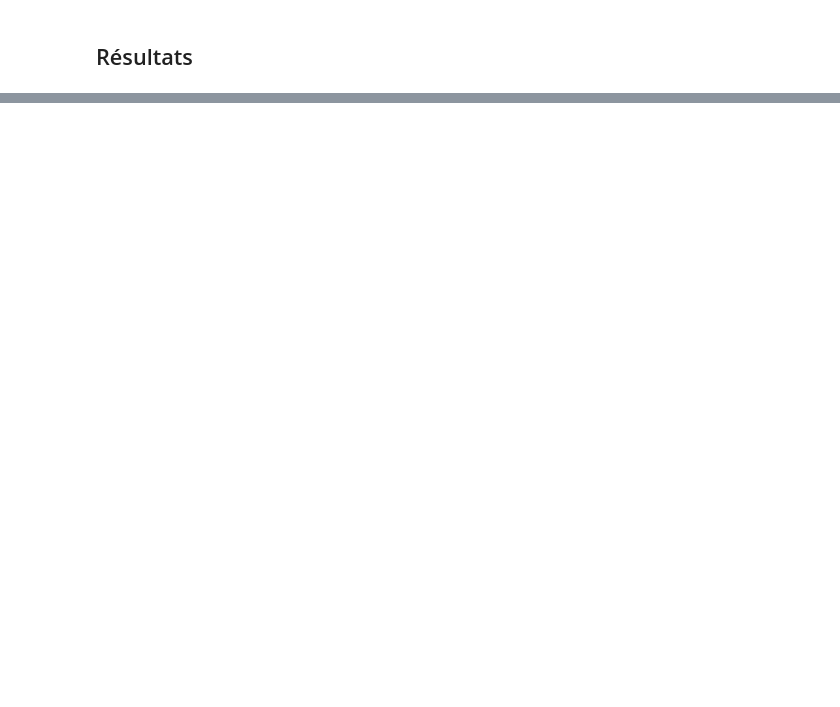
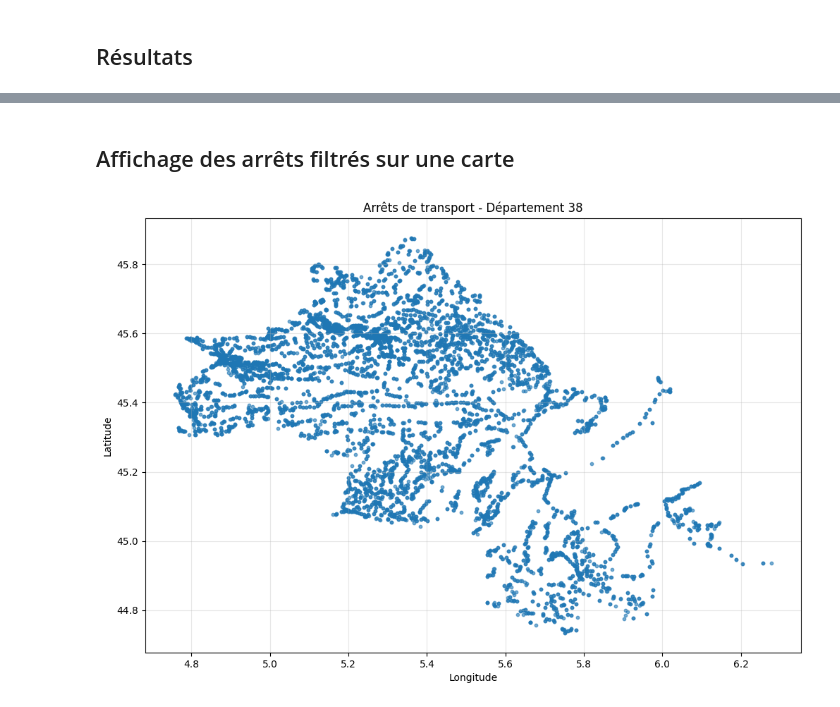
Before and after one commit to lsorba/mobilite_durable, a Jupyter notebook: src/notebooks/04-07-2025_lsorba_filter_gtfs_department.ipynb, the cells around one changed output, grey strips where cells are left out. Drawn from its saved outputs; the diff is of its cells as text; code cells hidden in the pictures; blank space fills up the shorter version.

Commit message:
Added visualisation of filtered stops on a map

```diff
--- a/src/notebooks/04-07-2025_lsorba_filter_gtfs_department.ipynb
+++ b/src/notebooks/04-07-2025_lsorba_filter_gtfs_department.ipynb
@@ -217,0 +274,16 @@ print(result_filtered_routes[["route_id", "route_short_name", "route_long_name"]
+# %% [markdown]
+## Affichage des arrêts filtrés sur une carte
+# %%
+import matplotlib.pyplot as plt
+
+plt.figure(figsize=(12, 8))
+plt.scatter(
+    result_filtered_stops["stop_lon"], result_filtered_stops["stop_lat"], alpha=0.6, s=10
+)
+plt.title(f"Arrêts de transport - Département {choose_department_code}")
+plt.xlabel("Longitude")
+plt.ylabel("Latitude")
+plt.grid(True, alpha=0.3)
+plt.show()
+# %% [output]
+[figure, added]
```
Also changed, not shown: parts of 8 cells of this notebook.
